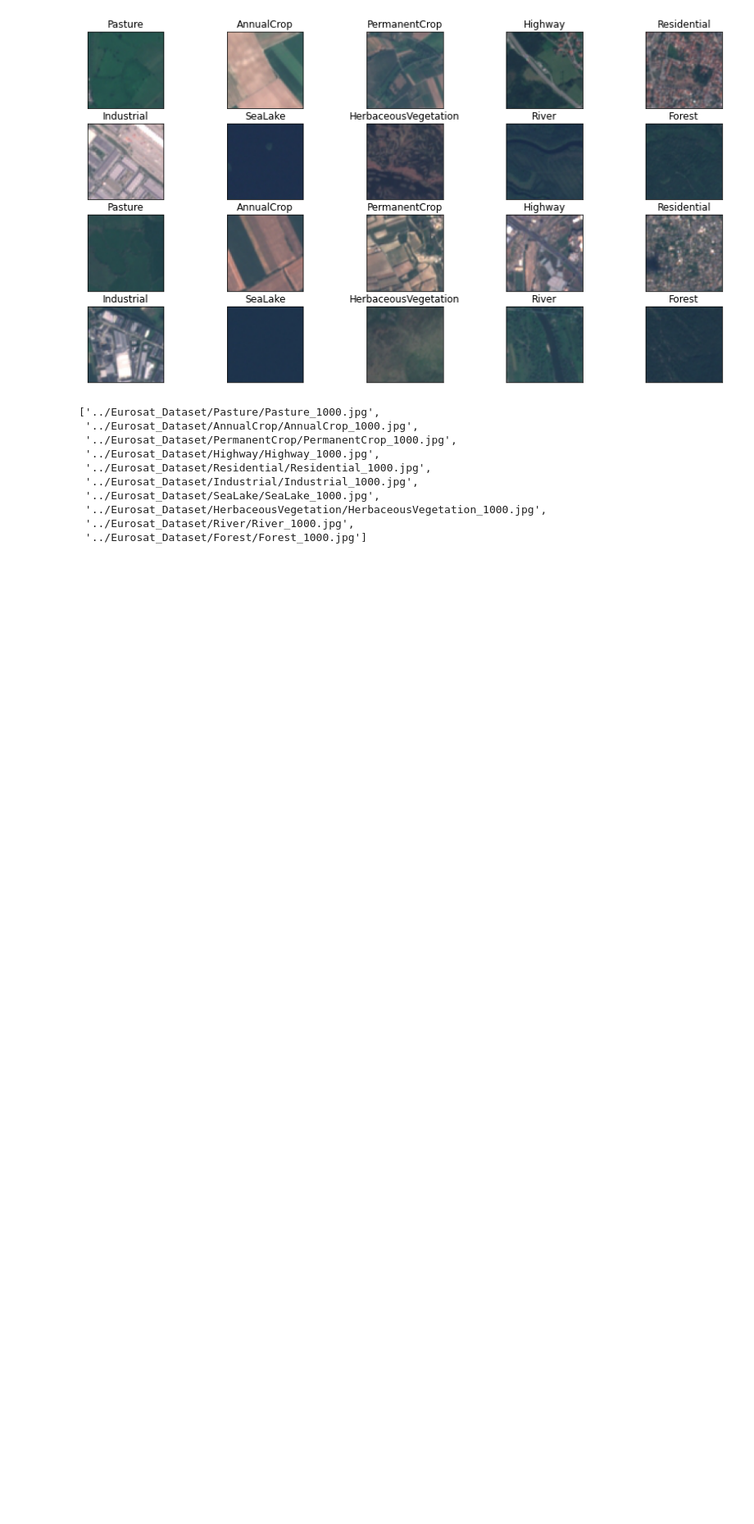
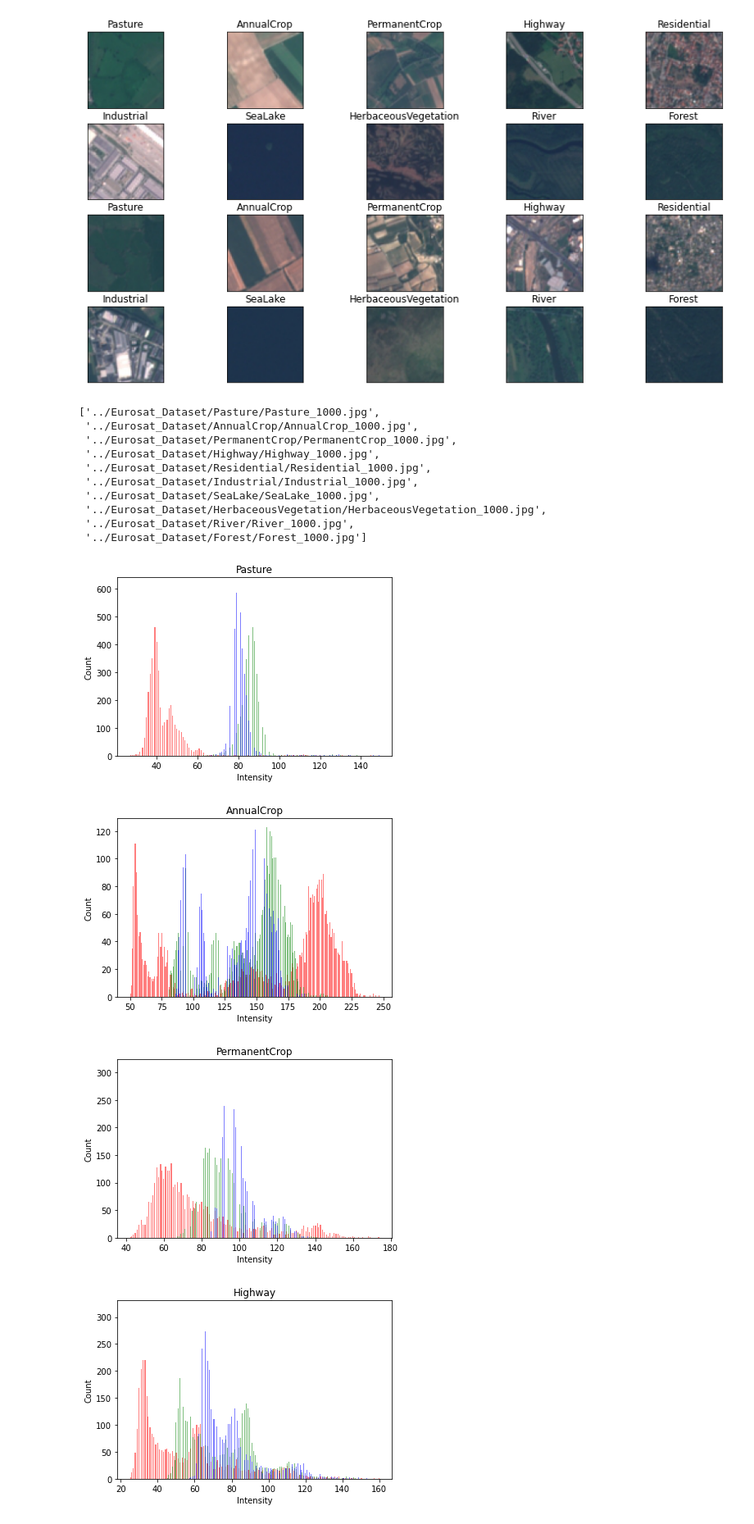
Before and after one commit to saidmejiam/Deep-Learning-Project, a Jupyter notebook: jmontoy_Tutorial_1.ipynb, the cells around one changed output. Shown at 82% size. Drawn from its saved outputs; the diff is of its cells as text; code cells hidden in the pictures; blank space fills up the shorter version.

Commit message:
Added histograms for amaunt of RGB per class

```diff
--- a/jmontoy_Tutorial_1.ipynb
+++ b/jmontoy_Tutorial_1.ipynb
@@ -58,3 +59,23 @@ plot_sat_imgs(img_paths)
  '../Eurosat_Dataset/HerbaceousVegetation/HerbaceousVegetation_1000.jpg',
  '../Eurosat_Dataset/River/River_1000.jpg',
  '../Eurosat_Dataset/Forest/Forest_1000.jpg']
+# %%
+def plot_img_histogram(img_path):
+
+    image = io.imread(img_path)
+    plt.hist(image[:, :, 0].ravel(), bins = 256, color = 'red', alpha = 0.5)
+    plt.hist(image[:, :, 1].ravel(), bins = 256, color = 'Green', alpha = 0.5)
+    plt.hist(image[:, :, 2].ravel(), bins = 256, color = 'Blue', alpha = 0.5)
+    plt.xlabel('Intensity')
+    plt.ylabel('Count')
+    plt.title(img_path.split('/')[-2])
+    plt.show()
+
+for l in labels:
+   path = os.path.join(Dataset, l, l+'_1000.jpg')
+   plot_img_histogram(path)
+# %% [output]
+[figure, added]
+[figure, added]
+[figure, added]
+[figure, added]
```
Also changed, not shown: parts of 2 cells of this notebook.
